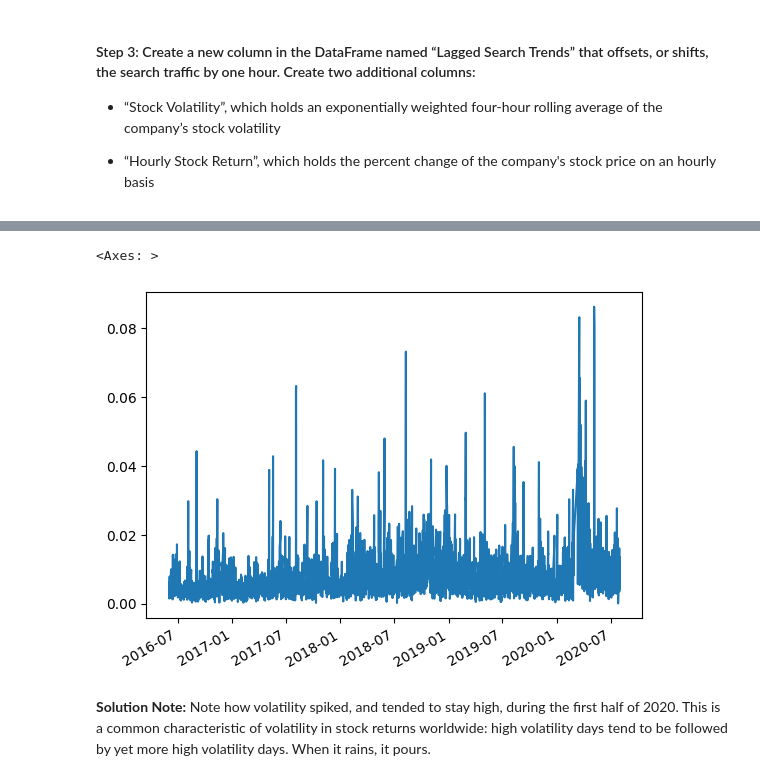
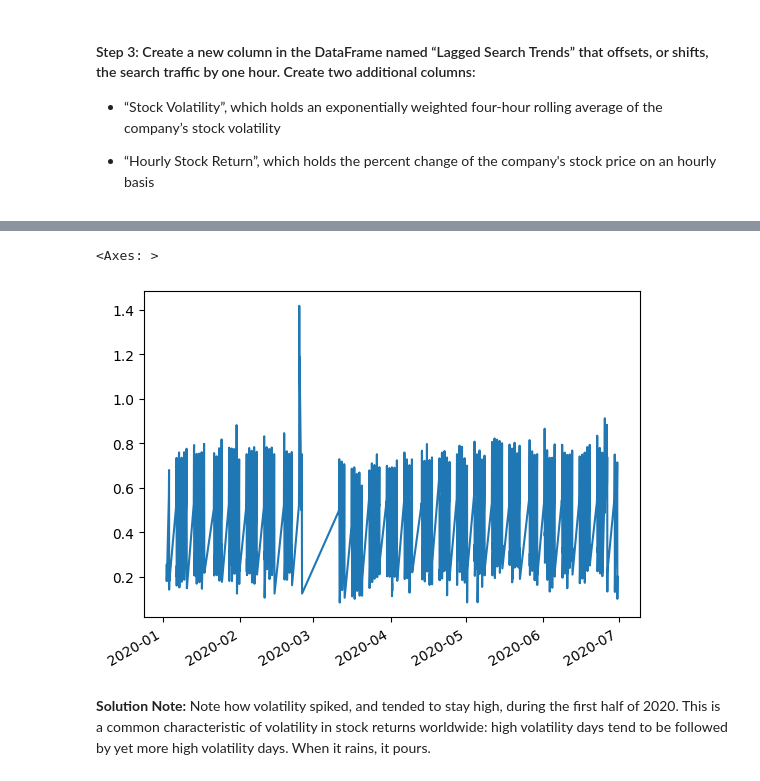
Before and after one commit to zhongzheshen/prophet-challenge, a Jupyter notebook: Copy_of_forecasting_net_prophet.ipynb, the cells around one changed output, grey strips where cells are left out. Drawn from its saved outputs; the diff is of its cells as text; code cells hidden in the pictures.

```diff
--- a/Copy_of_forecasting_net_prophet.ipynb
+++ b/Copy_of_forecasting_net_prophet.ipynb
@@ -273,11 +273,11 @@ display(df_mercado_concat.tail())
 #### Step 2: Market events emerged during the year of 2020 that many companies found difficult. But, after the initial shock to global financial markets, new customers and revenue increased for e-commerce platforms. Slice the data to just the first half of 2020 (`2020-01` to `2020-06` in the DataFrame), and then plot the data. Do both time series indicate a common trend that’s consistent with this narrative?
 # %%
 # For the combined dataframe, slice to just the first half of 2020 (2020-01 through 2020-06)
-slice = df_mercado_concat.loc['2020-01':'2020-06']
-slice.plot(subplots=True)
+mercado_stock_trends_df = df_mercado_concat.loc['2020-01':'2020-06']
+mercado_stock_trends_df.plot(subplots=True)
 # View the first and last five rows of first_half_2020 DataFrame
-display(slice.head())
-display(slice.tail())
+display(mercado_stock_trends_df.head())
+display(mercado_stock_trends_df.tail())
 # %% [output]
 |  | close | Search Trends |
 | 2020-01-02 09:00:00 | 601.085 | 9.0 |
@@ -317,5 +317,5 @@ ValueError: cannot reshape array of size 1 into shape (3,1)
 # %%
 # Create a new column in the mercado_stock_trends_df DataFrame called Lagged Search Trends
 # This column should shift the Search Trends information by one hour
-mercado_stock_trends_df['Lagged Search Trends'] = mercado_stock_trends_df.set_columns['Search Trends'].pct_change().shift(1)
+mercado_stock_trends_df['Lagged Search Trends'] = mercado_stock_trends_df['Search Trends'].pct_change().shift(1)
 # %% [output]
@@ -327,10 +337,10 @@ mercado_stock_trends_df['Stock Volatility'] = mercado_stock_trends_df['Search Tr
 # %%
 # Visualize the stock volatility
 
-plot(mercado_stock_trends_df.columns['Stock Volatility'])
+mercado_stock_trends_df['Stock Volatility'].plot()
 # %% [output]
 <Axes: >
-[figure, old version]
+[figure, new version]
 # %% [markdown]
 **Solution Note:** Note how volatility spiked, and tended to stay high, during the first half of 2020. This is a common characteristic of volatility in stock returns worldwide: high volatility days tend to be followed by yet more high volatility days. When it rains, it pours.
 # %%
```
Also changed, not shown: parts of 11 cells of this notebook.
